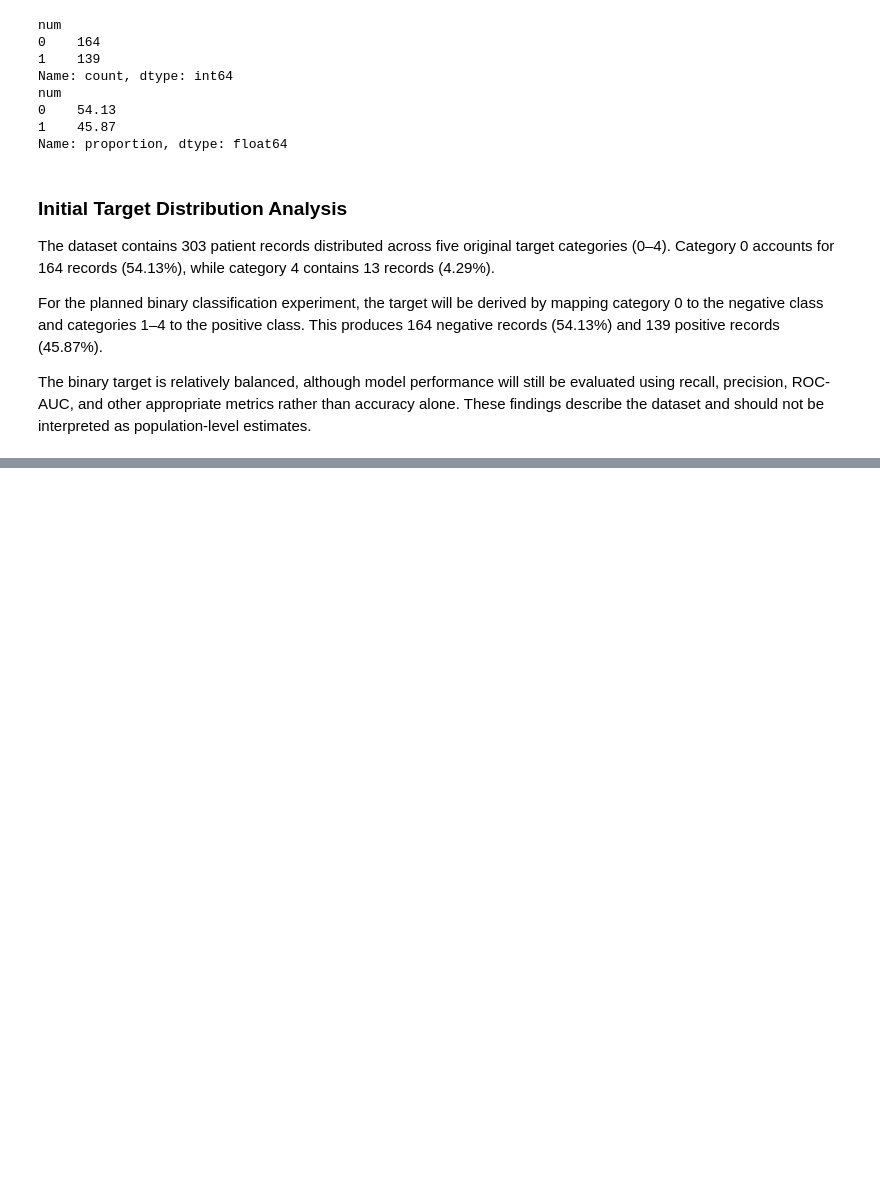
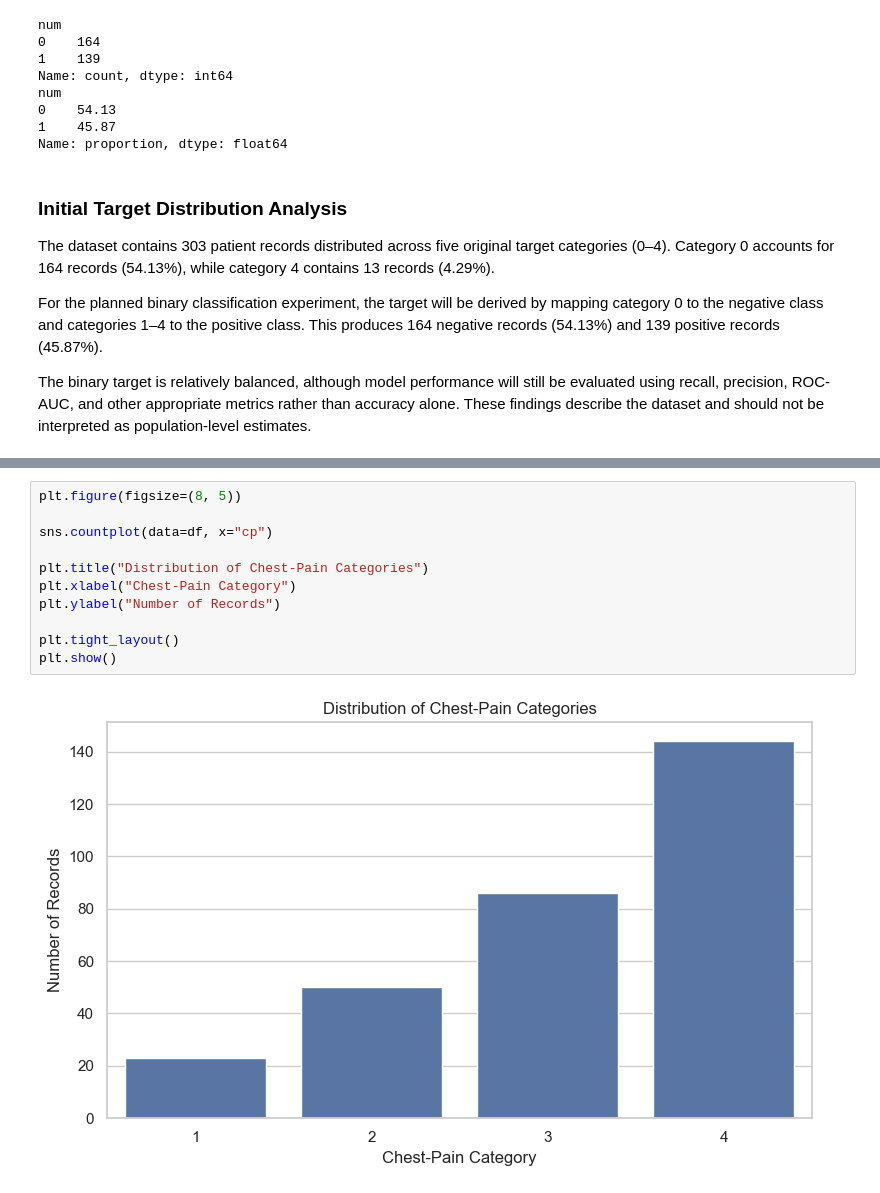
Before and after one commit to divyamohan6388-droid/cardiovascular-risk-prediction, a Jupyter notebook: notebooks/01_dataset_exploration.ipynb, the cells around one changed output, grey strips where cells are left out. Drawn from its saved outputs; the diff is of its cells as text; blank space fills up the shorter version.

```diff
--- a/notebooks/01_dataset_exploration.ipynb
+++ b/notebooks/01_dataset_exploration.ipynb
@@ -193,0 +224,13 @@ The binary target is relatively balanced, although model performance will still
+# %%
+plt.figure(figsize=(8, 5))
+
+sns.countplot(data=df, x="cp")
+
+plt.title("Distribution of Chest-Pain Categories")
+plt.xlabel("Chest-Pain Category")
+plt.ylabel("Number of Records")
+
+plt.tight_layout()
+plt.show()
+# %% [output]
+[figure, added]
```
Also changed, not shown: parts of 7 cells of this notebook.
